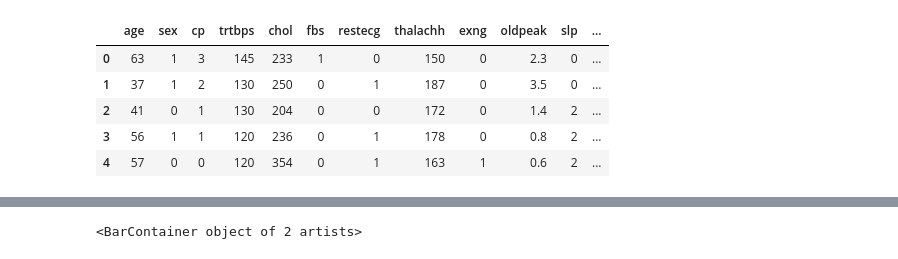
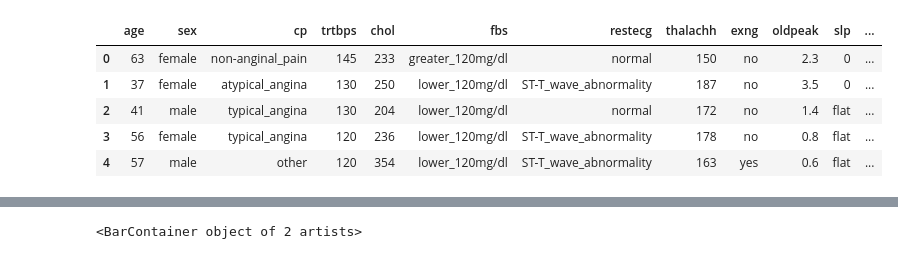
Before and after one commit to DanielBrooks253/Kaggle, a Jupyter notebook: Heart_Attack_Analysis/Heart_Attack_Analysis.ipynb, the cells around one changed output, grey strips where cells are left out. Cells and saved outputs as stored; diff of their text form; code cells hidden in the pictures.

```diff
--- a/Heart_Attack_Analysis/Heart_Attack_Analysis.ipynb
+++ b/Heart_Attack_Analysis/Heart_Attack_Analysis.ipynb
@@ -8,26 +20,34 @@ import seaborn as sns
 # %%
 '''
 age: age
 sex: sex
 cp: chest pain type (4 values)
 trtbps: resting blood pressure
 chol: serum cholestoral in mg/dl
 fbs: fasting blood sugar > 120 mg/dl
 restecg: resting electrocardiographic results (values 0,1,2)
 thalachh: maximum heart rate achieved
 exng: exercise induced angina
 oldpeak: oldpeak = ST depression induced by exercise relative to rest
 slp: the slope of the peak exercise ST segment
 caa: number of major vessels (0-3) colored by flourosopy
 thall: thal: 3 = normal; 6 = fixed defect; 7 = reversable defect
 '''
 
 heart = pd.read_csv('https://raw.githubusercontent.com/DanielBrooks253/Kaggle/main/Heart_Attack_Analysis/heart.csv')
+heart['cp'].replace({1: 'typical_angina', 2: 'atypical_angina', 3: 'non-anginal_pain', 4: 'asymptomatic', 0:'other'}, inplace=True)
+heart['restecg'].replace({0:'normal', 1:'ST-T_wave_abnormality', 2:'signs_of_hypertrophy'}, inplace=True)
+heart['slp'].replace({1:'upsloping', 2:'flat', 3:'downsloping'}, inplace=True)
+heart['exng'].replace({0: 'no', 1:'yes'}, inplace=True)
+heart['thall'].replace({1:'normal', 2:'fixed_defect', 3:'reversable_defect', 0:'other'}, inplace=True)
+heart['sex'].replace({0:'male', 1:'female'}, inplace=True)
+heart['fbs'].replace({0:'lower_120mg/dl', 1:'greater_120mg/dl'}, inplace=True)
+
 heart.head()
 # %% [output]
 |  | age | sex | cp | trtbps | chol | fbs | restecg | thalachh | exng | oldpeak | slp | ... |
-| 0 | 63 | 1 | 3 | 145 | 233 | 1 | 0 | 150 | 0 | 2.3 | 0 | ... |
-| 1 | 37 | 1 | 2 | 130 | 250 | 0 | 1 | 187 | 0 | 3.5 | 0 | ... |
-| 2 | 41 | 0 | 1 | 130 | 204 | 0 | 0 | 172 | 0 | 1.4 | 2 | ... |
-| 3 | 56 | 1 | 1 | 120 | 236 | 0 | 1 | 178 | 0 | 0.8 | 2 | ... |
-| 4 | 57 | 0 | 0 | 120 | 354 | 0 | 1 | 163 | 1 | 0.6 | 2 | ... |
+| 0 | 63 | female | non-anginal_pain | 145 | 233 | greater_120mg/dl | normal | 150 | no | 2.3 | 0 | ... |
+| 1 | 37 | female | atypical_angina | 130 | 250 | lower_120mg/dl | ST-T_wave_abnormality | 187 | no | 3.5 | 0 | ... |
+| 2 | 41 | male | typical_angina | 130 | 204 | lower_120mg/dl | normal | 172 | no | 1.4 | flat | ... |
+| 3 | 56 | female | typical_angina | 120 | 236 | lower_120mg/dl | ST-T_wave_abnormality | 178 | no | 0.8 | flat | ... |
+| 4 | 57 | male | other | 120 | 354 | lower_120mg/dl | ST-T_wave_abnormality | 163 | yes | 0.6 | flat | ... |
```
Also changed, not shown: parts of 30 cells of this notebook, 3 other files.
